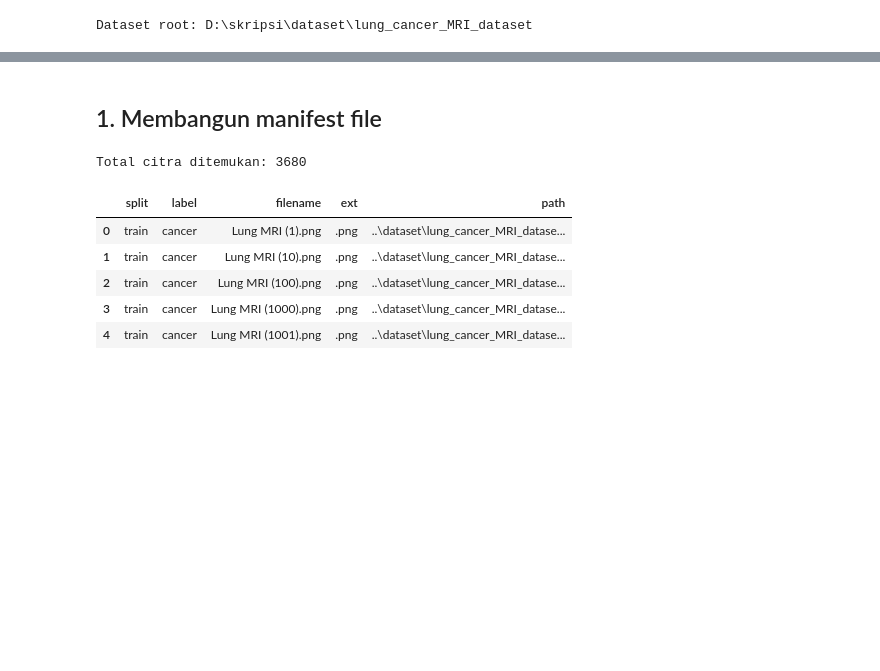
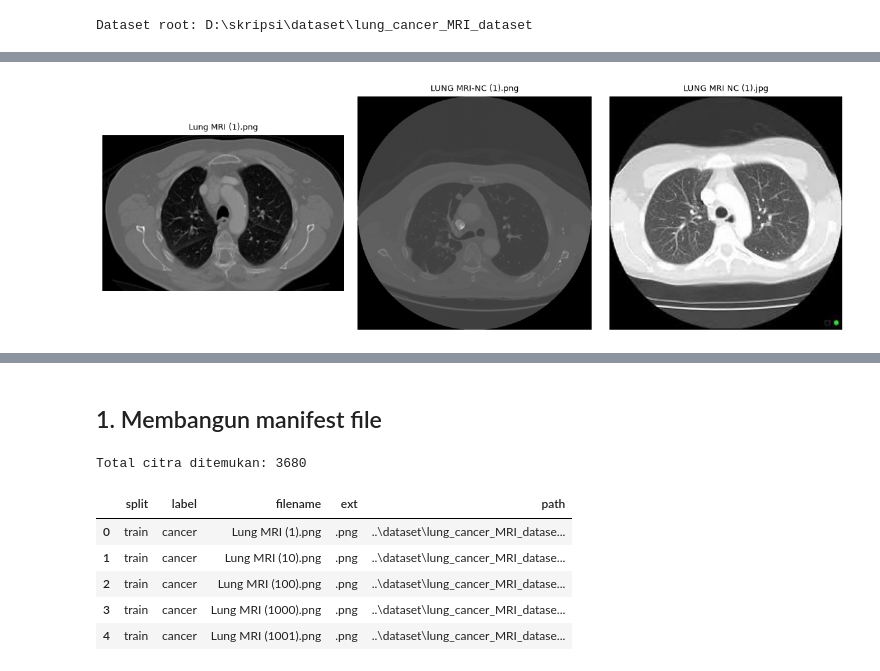
Before and after one commit to ilhamsyhrdn/Skripi, a Jupyter notebook: notebooks/01_eda.ipynb, the cells around one changed output, grey strips where cells are left out. Saved outputs shown, nothing was run; the diff lists cells and outputs as text; code cells hidden in the pictures; blank space fills up the shorter version.

```diff
--- a/notebooks/01_eda.ipynb
+++ b/notebooks/01_eda.ipynb
@@ -37,0 +49,18 @@ Dataset root: D:\skripsi\dataset\lung_cancer_MRI_dataset
+# %%
+sample_paths = [
+    DATASET_ROOT / "train" / "cancer" / "Lung MRI (1).png",
+    DATASET_ROOT / "train" / "no_cancer" / "LUNG MRI-NC (1).png",
+    DATASET_ROOT / "validate" / "no_cancer" / "LUNG MRI NC (1).jpg",
+]
+
+fig, axes = plt.subplots(1, 3, figsize=(12, 4))
+for ax, path in zip(axes, sample_paths):
+    img = Image.open(path)
+    ax.imshow(img, cmap="gray")
+    ax.set_title(path.name, fontsize=9)
+    ax.axis("off")
+plt.tight_layout()
+plt.savefig(REPORTS_DIR / "modality_check_samples.png", dpi=150)
+plt.show()
+# %% [output]
+[figure, added]
```
Also changed, not shown: parts of 4 cells of this notebook, 6 other files.
